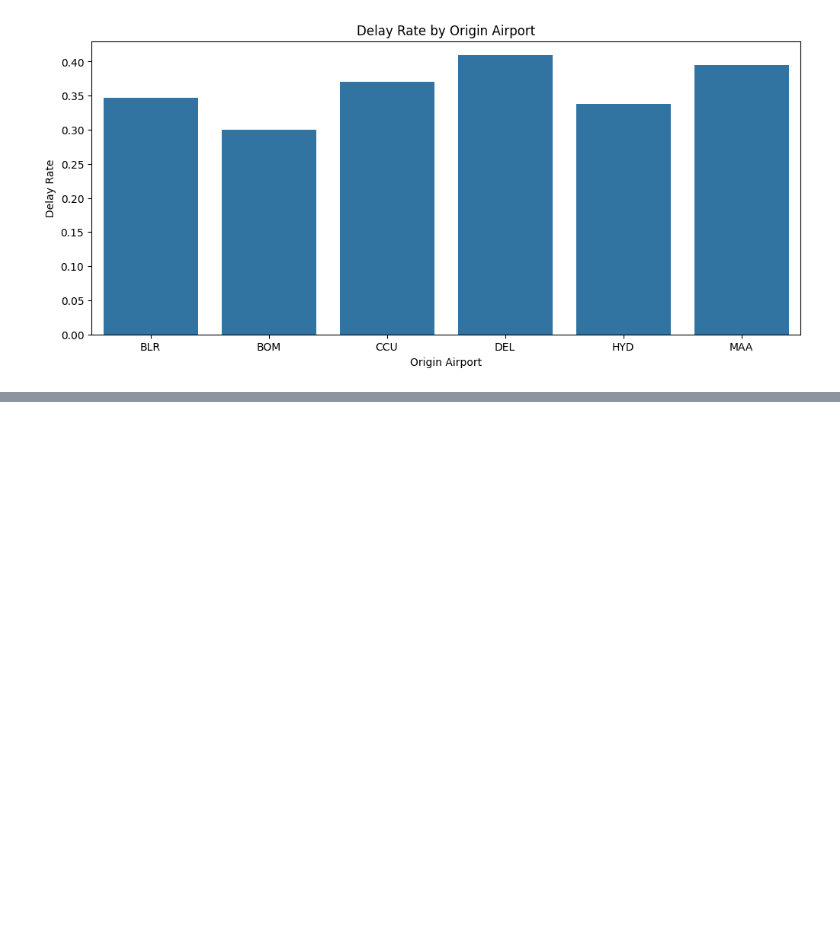
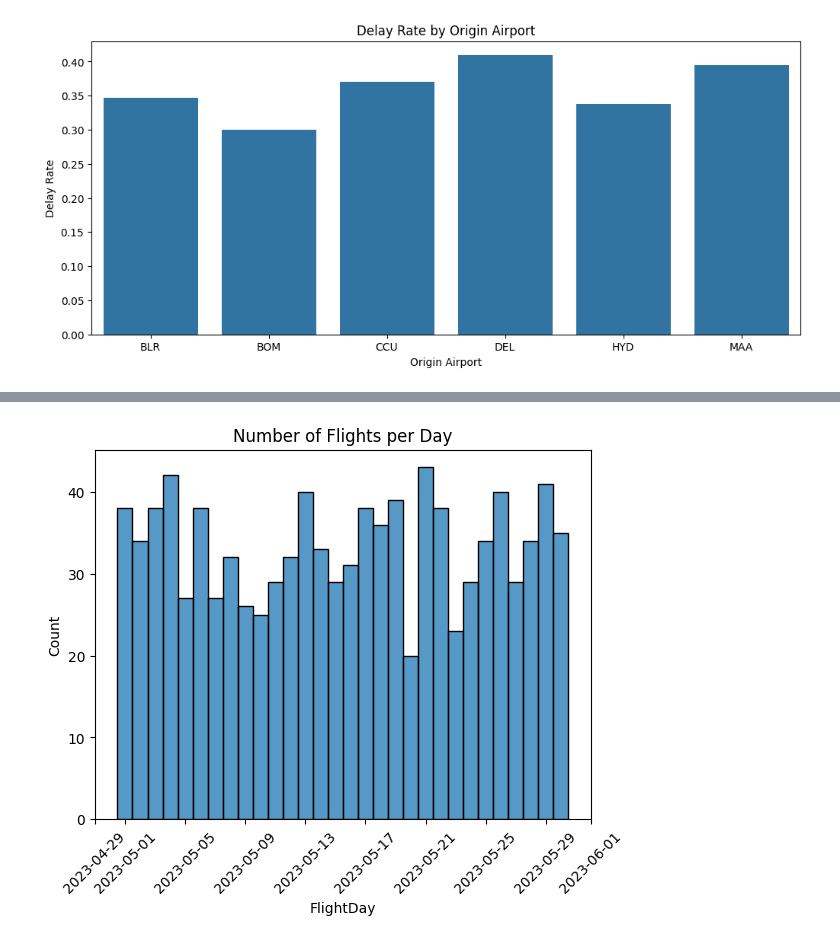
Before and after one commit to gopi447/task-2, a Jupyter notebook: flight_data_set.ipynb, the cells around one changed output, grey strips where cells are left out. Saved outputs shown, nothing was run; the diff lists cells and outputs as text; code cells hidden in the pictures; blank space fills up the shorter version.

```diff
--- a/flight_data_set.ipynb
+++ b/flight_data_set.ipynb
@@ -63,0 +75,14 @@ plt.show()
+# %%
+import pandas as pd
+
+df['Scheduled_Departure'] = pd.to_datetime(df['Scheduled_Departure'])
+df['Actual_Departure'] = pd.to_datetime(df['Actual_Departure'])
+
+# Example: Flights per day
+df['FlightDay'] = df['Scheduled_Departure'].dt.date
+sns.histplot(df['FlightDay'], bins=30)
+plt.title('Number of Flights per Day')
+plt.xticks(rotation=45)
+plt.show()
+# %% [output]
+[figure, added]
```
Also changed, not shown: parts of 2 cells of this notebook.
